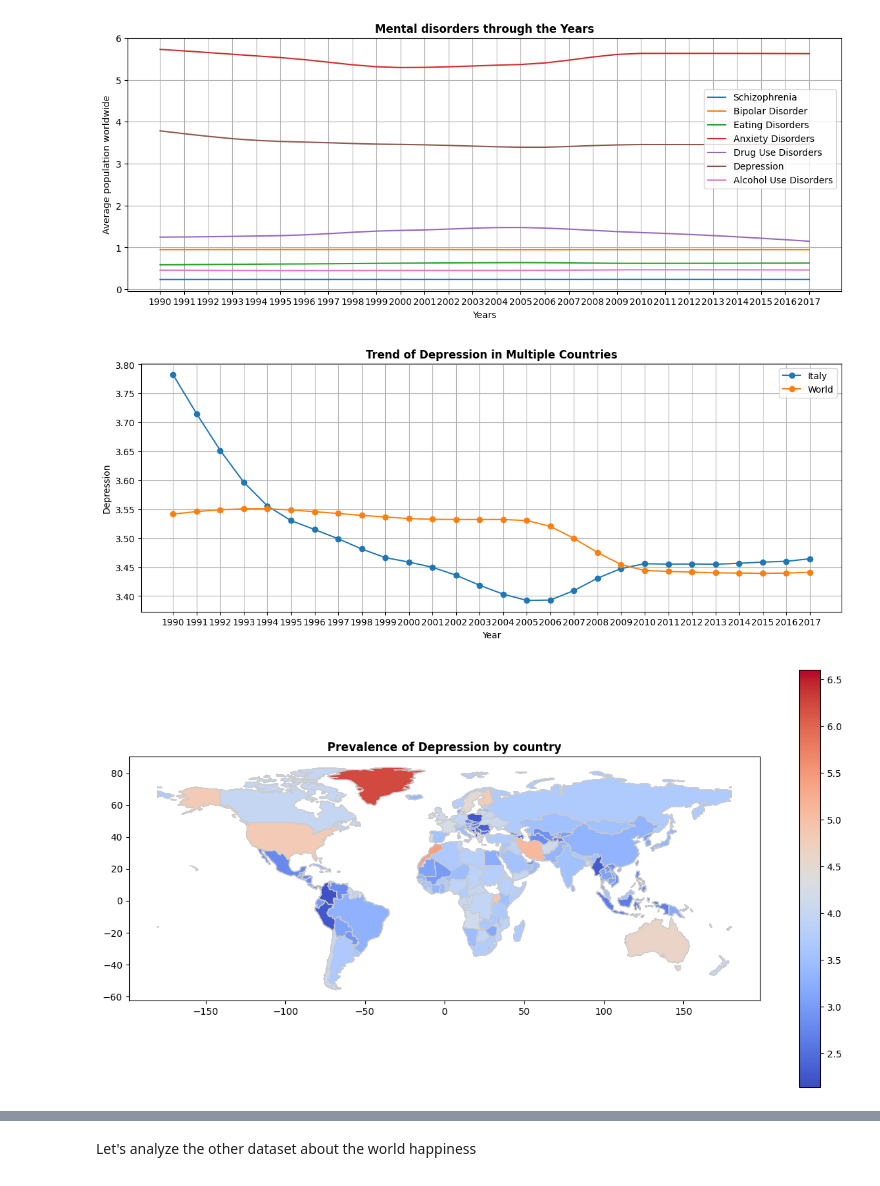
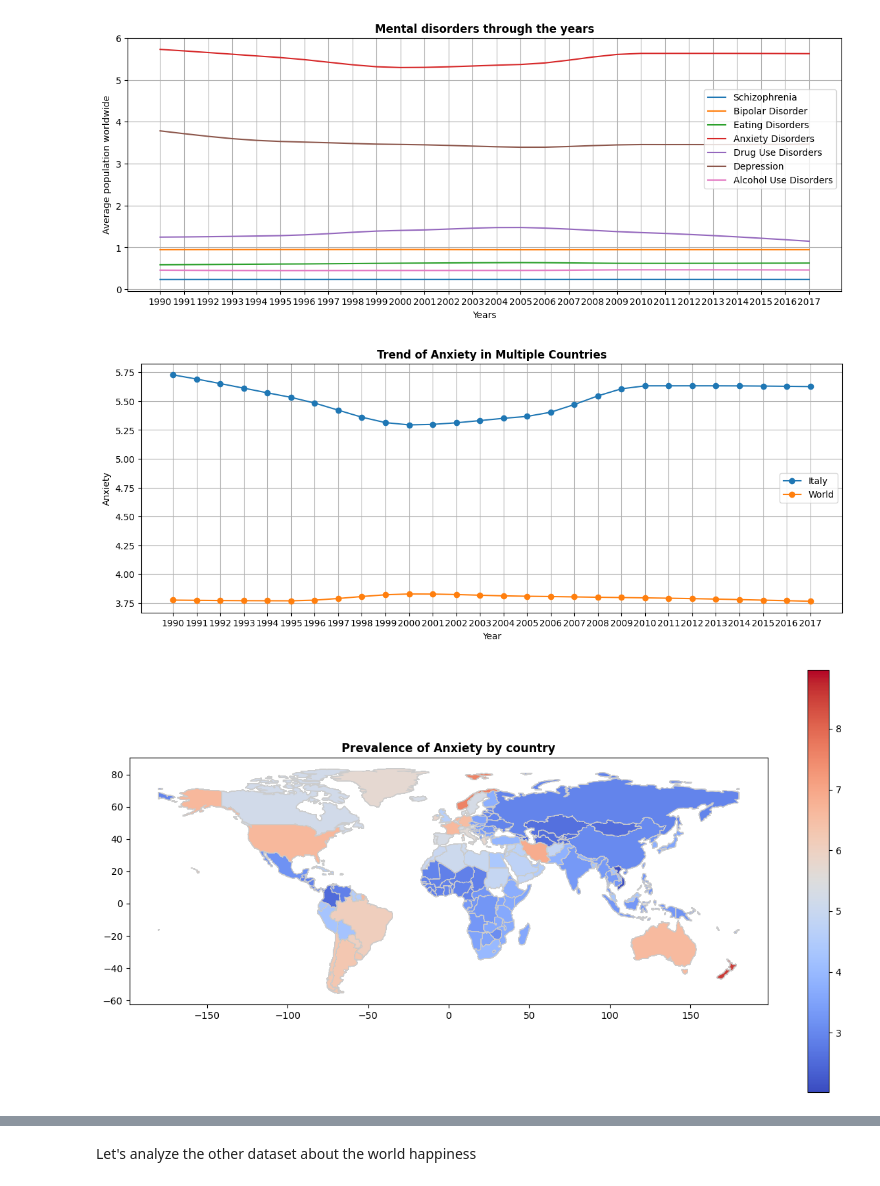
Before and after one commit to AlessandroSignoretto/Social_research_project, a Jupyter notebook: Social_research_project.ipynb, the cells around one changed output, grey strips where cells are left out. Cells and saved outputs as stored; diff of their text form; code cells hidden in the pictures.

```diff
--- a/Social_research_project.ipynb
+++ b/Social_research_project.ipynb
@@ -339,9 +340,9 @@ def plot_trend_multiple_countries(countries, disorder):
 
 # We can analyze better by selecting specific countries and diseases
 countries_to_compare = ['Italy', 'World']
-plot_trend_multiple_countries(countries_to_compare, 'Depression')
+plot_trend_multiple_countries(countries_to_compare, 'Anxiety')
 # %% [output]
-[figure, old version]
+[figure, new version]
 # %%
 # World visualization of a specific disease
 world = gpd.read_file(gpd.datasets.get_path('naturalearth_lowres'))
@@ -350,32 +351,33 @@ mental_health_columns = ["Schizophrenia", "Bipolar", "Eating dis",
                          "Anxiety", "Drug use", "Depression",
                          "Alcohol use","Male","Female","Suicide"]
 
 def standardize_country_names(mental_health1, column_name):
     country_replacements = {
         'United States': 'United States of America',
         'Democratic Republic of Congo' : 'Dem. Rep. Congo',
         'Central African Republic' : 'Central African Republic',
         'Congo' : 'Central African Rep.',
         "Cote d'Ivoire" : "Côte d'Ivoire",
         'Czech Republic' : 'Czechia',
         'Bosnia and Herzegovina' : 'Bosnia and Herz.'
         # other correction
     }
     mental_health1[column_name] = mental_health1[column_name].replace(country_replacements)
     return mental_health1
 
 world = standardize_country_names(world, 'name')
 mental_health1 = standardize_country_names(mental_health1, 'Country')
 
 def visualize_mental_health(column_to_visualize):
     merged_data = world.set_index('name').join(mental_health1.set_index('Country'))
 
     fig, ax = plt.subplots(1, 1, figsize=(15, 8))
     merged_data.plot(column=column_to_visualize, cmap='coolwarm', linewidth=0.8, ax=ax, edgecolor='0.8', legend=True)
     ax.set_title(f'Prevalence of {column_to_visualize} by country', fontweight='bold')
 
     plt.show()
 
-visualize_mental_health('Depression')
+#You can change the name of the disease to analyze the relative plots
+visualize_mental_health('Anxiety')
 # %% [output]
-[figure, old version]
+[figure, new version]
```
Also changed, not shown: parts of 13 cells of this notebook.
